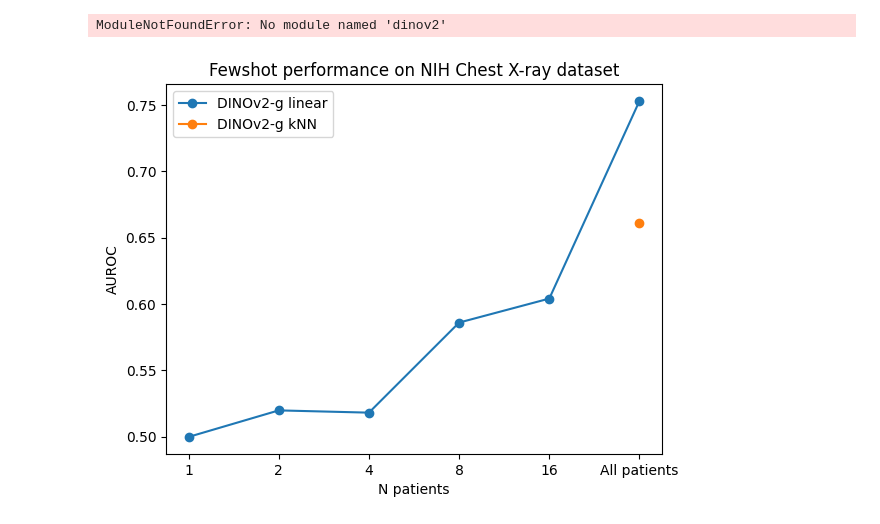
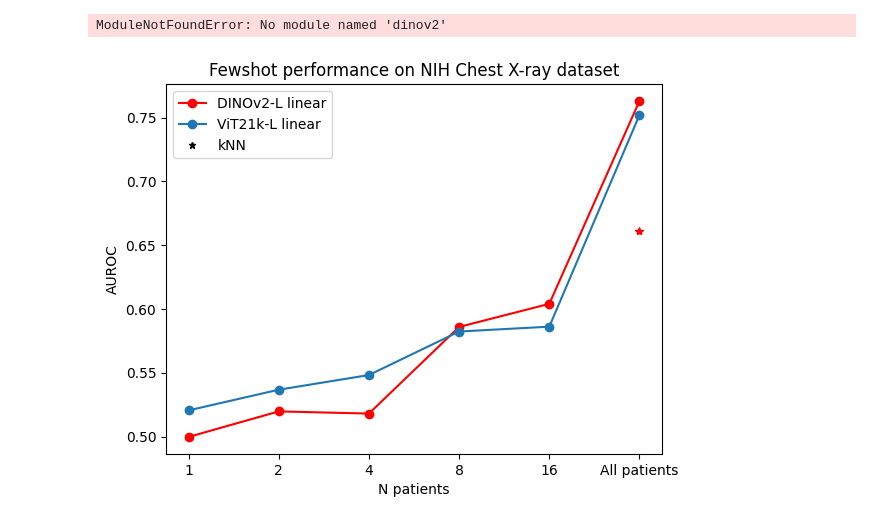
Before and after one commit to MohammedSB/DINOv2ForRadiology, a Jupyter notebook: dinov2/visualization/generate_vis.ipynb, the cells around one changed output. Saved outputs shown, nothing was run; the diff lists cells and outputs as text; code cells hidden in the pictures.

```diff
--- a/dinov2/visualization/generate_vis.ipynb
+++ b/dinov2/visualization/generate_vis.ipynb
@@ -37,25 +37,31 @@ from fvcore.common.checkpoint import Checkpointer, PeriodicCheckpointer
 ModuleNotFoundError: No module named 'dinov2'
 # %%
 import matplotlib.pyplot as plt
+import matplotlib.lines as mlines
 
 x = [1, 2, 4, 8, 16, "All patients"]
-y = [0.4997, 0.5197, 0.5180, 0.5859, 0.6040, 0.753]
+y_dinov2 = [0.4997, 0.5197, 0.5180, 0.5859, 0.6040, 0.763]
+y_imagenet = [0.5205, 0.5367, 0.5482, 0.5823, 0.5861, 0.752]
+
 
 # Create the plot
-plt.plot(x, y, marker='o', label="DINOv2-g linear")
+ln1, = plt.plot(x, y_dinov2, marker='o', label="DINOv2-L linear", color="red")
+ln2, = plt.plot(x, y_imagenet, marker='o', label="ViT21k-L linear")
+black_star = mlines.Line2D([], [], color='black', marker='*', linestyle='None',
+                            markersize=5, label='kNN')
 
 # Add title and labels
 plt.title('Fewshot performance on NIH Chest X-ray dataset')
 plt.xlabel('N patients')
 plt.ylabel('AUROC')
 
 knn_x = ["All patients"]
 knn_y = [0.661]
-plt.plot(knn_x, knn_y, marker='o', label='DINOv2-g kNN')
+plt.plot(knn_x, knn_y, marker='*', color="red")
 
-plt.legend()
+plt.legend(handles=[ln1, ln2, black_star], loc="upper left")
 
 # Show the plot
 plt.show()
 # %% [output]
-[figure, old version]
+[figure, new version]
```
Also changed, not shown: 4 other files.
